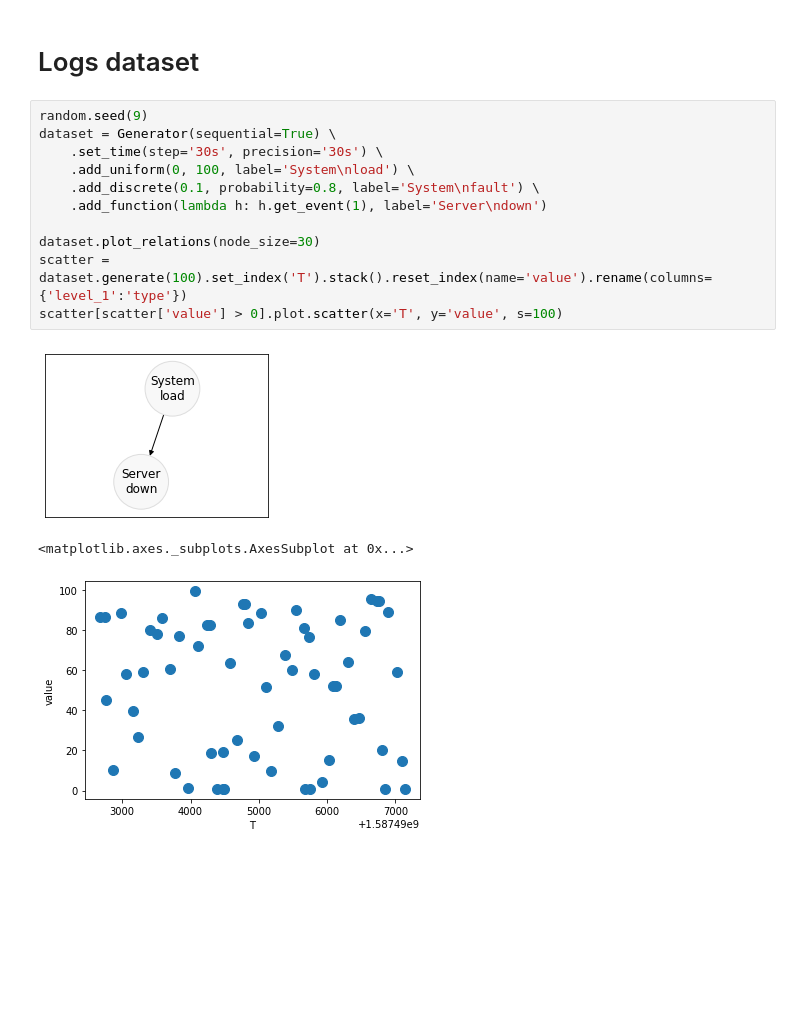
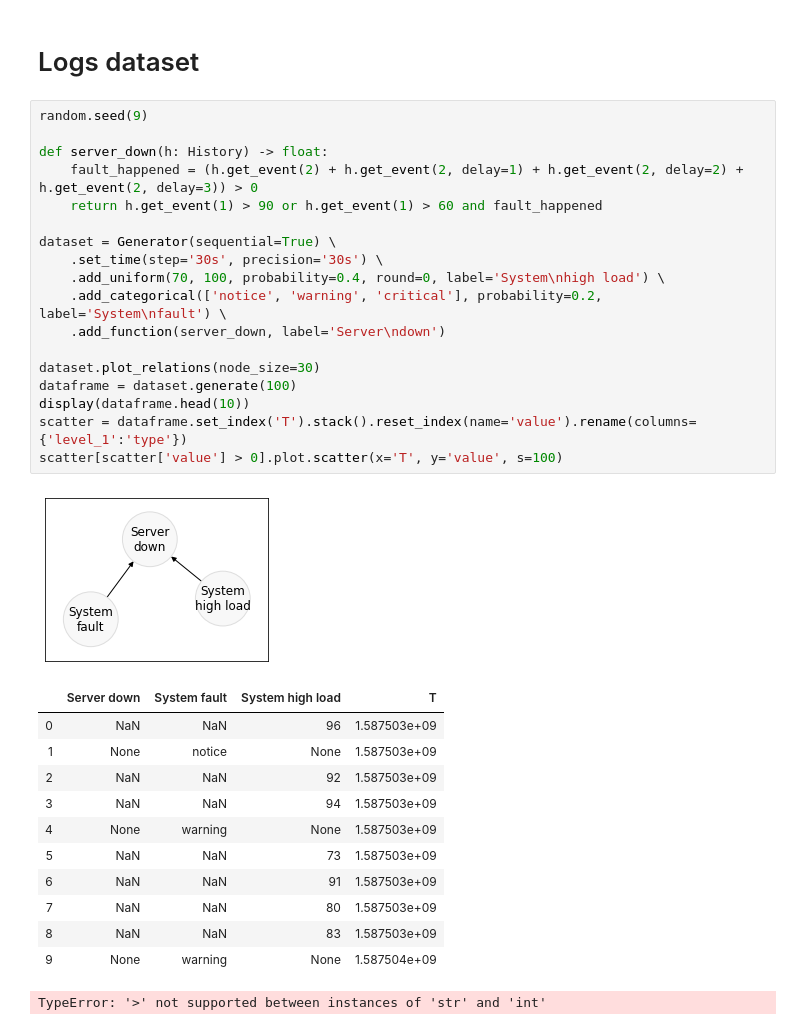
Before and after one commit to AdrienFelipe/Causal-discovery-Unit-testing, a Jupyter notebook: Untitled.ipynb, the cells around one changed output. Cells and saved outputs as stored; diff of their text form; blank space fills up the shorter version.

Commit message:
Add Categorical event

```diff
--- a/Untitled.ipynb
+++ b/Untitled.ipynb
@@ -387,16 +390,33 @@ sns.heatmap(dataset.generate(50), cmap=cmap)
 # Logs dataset
 # %%
 random.seed(9)
+
+def server_down(h: History) -> float:
+    fault_happened = (h.get_event(2) + h.get_event(2, delay=1) + h.get_event(2, delay=2) + h.get_event(2, delay=3)) > 0
+    return h.get_event(1) > 90 or h.get_event(1) > 60 and fault_happened
+
 dataset = Generator(sequential=True) \
     .set_time(step='30s', precision='30s') \
-    .add_uniform(0, 100, label='System\nload') \
-    .add_discrete(0.1, probability=0.8, label='System\nfault') \
-    .add_function(lambda h: h.get_event(1), label='Server\ndown')
+    .add_uniform(70, 100, probability=0.4, round=0, label='System\nhigh load') \
+    .add_categorical(['notice', 'warning', 'critical'], probability=0.2, label='System\nfault') \
+    .add_function(server_down, label='Server\ndown')
 
 dataset.plot_relations(node_size=30)
-scatter = dataset.generate(100).set_index('T').stack().reset_index(name='value').rename(columns={'level_1':'type'})
+dataframe = dataset.generate(100)
+display(dataframe.head(10))
+scatter = dataframe.set_index('T').stack().reset_index(name='value').rename(columns={'level_1':'type'})
 scatter[scatter['value'] > 0].plot.scatter(x='T', y='value', s=100)
 # %% [output]
-[figure, old version]
+[figure, new version]
+|  | Server down | System fault | System high load | T |
+| 0 | NaN | NaN | 96 | 1.587503e+09 |
+| 1 | None | notice | None | 1.587503e+09 |
+| 2 | NaN | NaN | 92 | 1.587503e+09 |
+| 3 | NaN | NaN | 94 | 1.587503e+09 |
+| 4 | None | warning | None | 1.587503e+09 |
+| 5 | NaN | NaN | 73 | 1.587503e+09 |
+| 6 | NaN | NaN | 91 | 1.587503e+09 |
+| 7 | NaN | NaN | 80 | 1.587503e+09 |
+| 8 | NaN | NaN | 83 | 1.587503e+09 |
+| 9 | None | warning | None | 1.587504e+09 |
-<matplotlib.axes._subplots.AxesSubplot at 0x...>
+TypeError: '>' not supported between instances of 'str' and 'int'
-[figure, removed]
```
Also changed, not shown: parts of 1 cell of this notebook, 2 other files.
